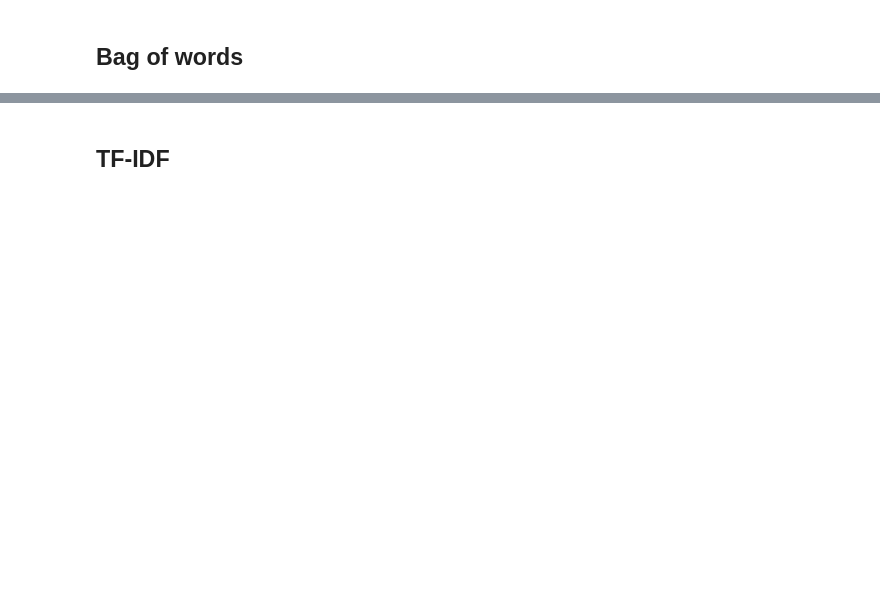
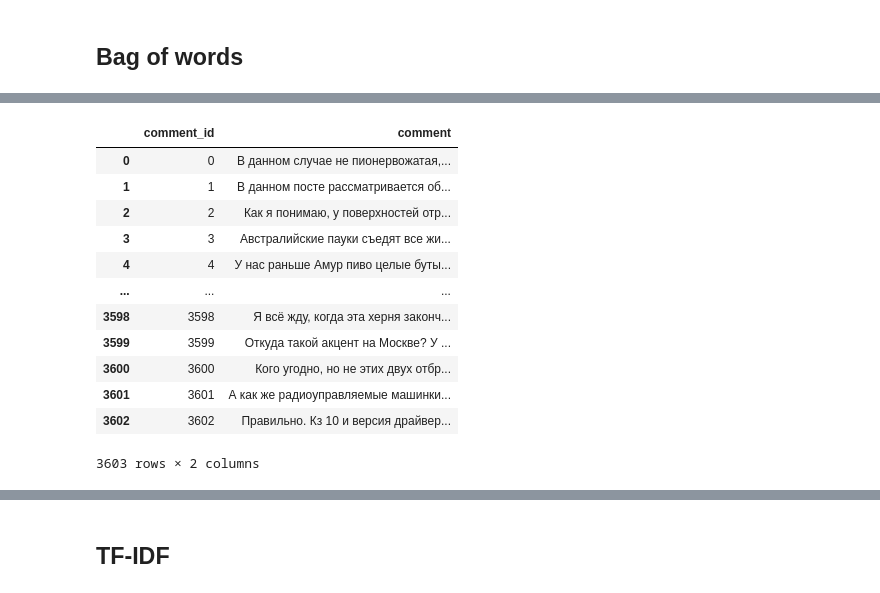
Before and after one commit to ksetdekov/HSE_DS, a Jupyter notebook: 07 NLP/kaggle hw/solution.ipynb, the cells around one changed output, grey strips where cells are left out. Saved outputs shown, nothing was run; the diff lists cells and outputs as text; code cells hidden in the pictures; blank space fills up the shorter version.

```diff
--- a/07 NLP/kaggle hw/solution.ipynb
+++ b/07 NLP/kaggle hw/solution.ipynb
@@ -28,8 +32,8 @@ from sklearn.metrics import *
 from sklearn.model_selection import train_test_split
 from sklearn.pipeline import Pipeline
 # %%
-train = pd.read_csv('data/train_data.csv')
-test = pd.read_csv('data/test_data.csv')
+train = pd.read_csv('train_data.csv.zip', compression='zip')
+test = pd.read_csv('test_data.csv.zip', compression='zip')
 # %%
 train.toxic.describe()
 # %% [output]
@@ -60,0 +140,16 @@ FileNotFoundError: Could not find module 'C:\Users\ksetd\Anaconda3\lib\site-pack
+# %%
+test
+# %% [output]
+|  | comment_id | comment |
+| 0 | 0 | В данном случае не пионервожатая,... |
+| 1 | 1 | В данном посте рассматривается об... |
+| 2 | 2 | Как я понимаю, у поверхностей отр... |
+| 3 | 3 | Австралийские пауки съедят все жи... |
+| 4 | 4 | У нас раньше Амур пиво целые буты... |
+| ... | ... | ... |
+| 3598 | 3598 | Я всё жду, когда эта херня законч... |
+| 3599 | 3599 | Откуда такой акцент на Москве? У ... |
+| 3600 | 3600 | Кого угодно, но не этих двух отбр... |
+| 3601 | 3601 | А как же радиоуправляемые машинки... |
+| 3602 | 3602 | Правильно. Кз 10 и версия драйвер... |
+3603 rows × 2 columns
```
Also changed, not shown: parts of 89 cells of this notebook.
